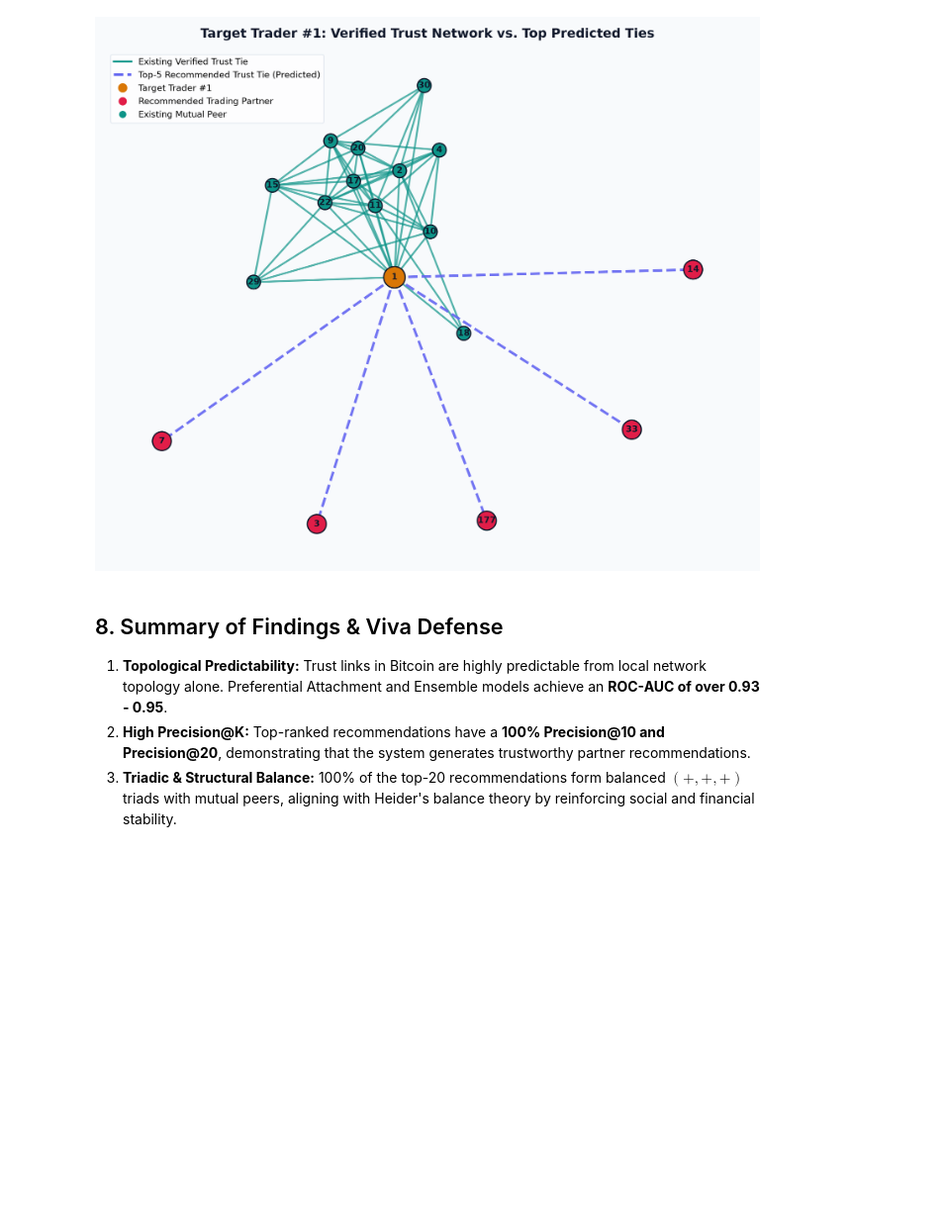
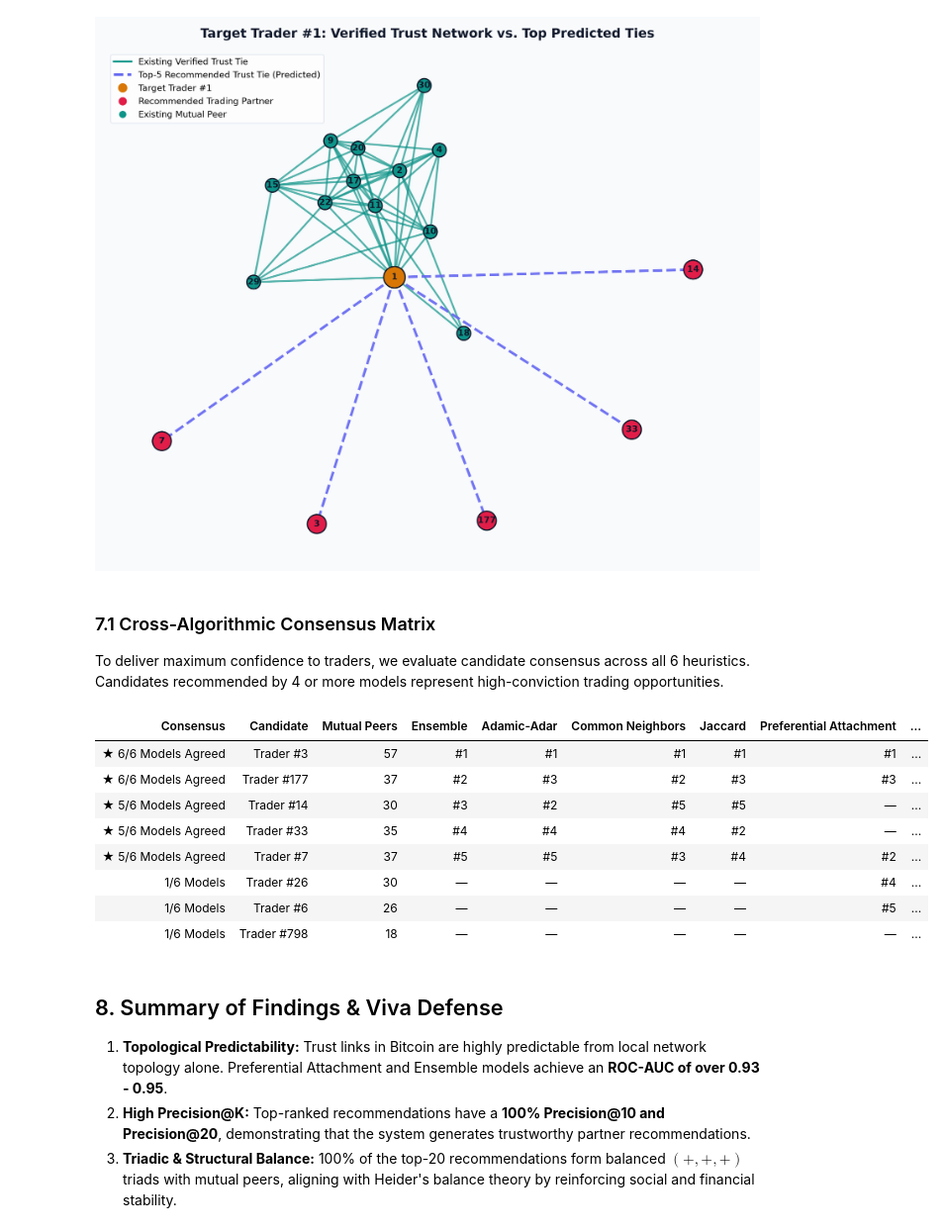
Before and after one commit to Lion4467cat/bitcoin-trust-link-prediction, a Jupyter notebook: notebooks/bitcoin_link_prediction_recommendation.ipynb, the cells around one changed output. Shown at 99% size. Saved outputs shown, nothing was run; the diff lists cells and outputs as text; code cells hidden in the pictures; blank space fills up the shorter version.

```diff
--- a/notebooks/bitcoin_link_prediction_recommendation.ipynb
+++ b/notebooks/bitcoin_link_prediction_recommendation.ipynb
@@ -239,6 +259,48 @@ Network Modularity Q: 0.6402 (High community structure)
 display(Image(filename=str(ROOT / "visualizations" / "recommended_ego_network.png")))
 # %% [output]
 [figure]
+# %% [markdown]
+### 7.1 Cross-Algorithmic Consensus Matrix
+To deliver maximum confidence to traders, we evaluate candidate consensus across all 6 heuristics. Candidates recommended by 4 or more models represent high-conviction trading opportunities.
+# %%
+models = [
+    ("ensemble_score", "Ensemble"),
+    ("adamic_adar", "Adamic-Adar"),
+    ("common_neighbors", "Common Neighbors"),
+    ("jaccard", "Jaccard"),
+    ("preferential_attachment", "Preferential Attachment"),
+    ("resource_allocation", "Resource Allocation")
+]
+candidate_votes = {}
+for col, m_name in models:
+    top5 = recs_df.sort_values(col, ascending=False).head(5)
+    for rank, cand in enumerate(top5["target_user"], 1):
+        if cand not in candidate_votes:
+            row_c = recs_df[recs_df["target_user"] == cand].iloc[0]
+            candidate_votes[cand] = {
+                "Candidate": f"Trader #{cand}",
+                "Votes": 0,
+                "Mutual Peers": int(row_c["common_neighbors"]),
+                "Community Role": row_c["community_role"],
+                "Balance": row_c["structural_balance_status"]
+            }
+        candidate_votes[cand]["Votes"] += 1
+        candidate_votes[cand][m_name] = f"#{rank}"
+
+consensus_df = pd.DataFrame(list(candidate_votes.values())).fillna("—")
+consensus_df = consensus_df.sort_values(by="Votes", ascending=False).reset_index(drop=True)
+consensus_df["Consensus"] = consensus_df["Votes"].apply(lambda v: f"★ {v}/6 Models Agreed" if v >= 4 else f"{v}/6 Models")
+display(consensus_df[["Consensus", "Candidate", "Mutual Peers", "Ensemble", "Adamic-Adar", "Common Neighbors", "Jaccard", "Preferential Attachment", "Resource Allocation", "Community Role", "Balance"]])
+# %% [output]
+| Consensus | Candidate | Mutual Peers | Ensemble | Adamic-Adar | Common Neighbors | Jaccard | Preferential Attachment | ... |
+| ★ 6/6 Models Agreed | Trader #3 | 57 | #1 | #1 | #1 | #1 | #1 | ... |
+| ★ 6/6 Models Agreed | Trader #177 | 37 | #2 | #3 | #2 | #3 | #3 | ... |
+| ★ 5/6 Models Agreed | Trader #14 | 30 | #3 | #2 | #5 | #5 | — | ... |
+| ★ 5/6 Models Agreed | Trader #33 | 35 | #4 | #4 | #4 | #2 | — | ... |
+| ★ 5/6 Models Agreed | Trader #7 | 37 | #5 | #5 | #3 | #4 | #2 | ... |
+| 1/6 Models | Trader #26 | 30 | — | — | — | — | #4 | ... |
+| 1/6 Models | Trader #6 | 26 | — | — | — | — | #5 | ... |
+| 1/6 Models | Trader #798 | 18 | — | — | — | — | — | ... |
 # %% [markdown]
 ## 8. Summary of Findings & Viva Defense
 
```
Also changed, not shown: parts of 2 cells of this notebook, 21 other files.
